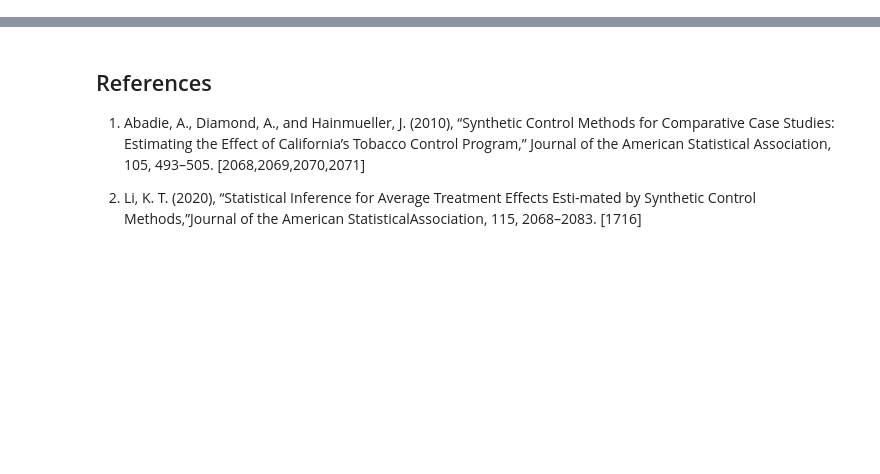
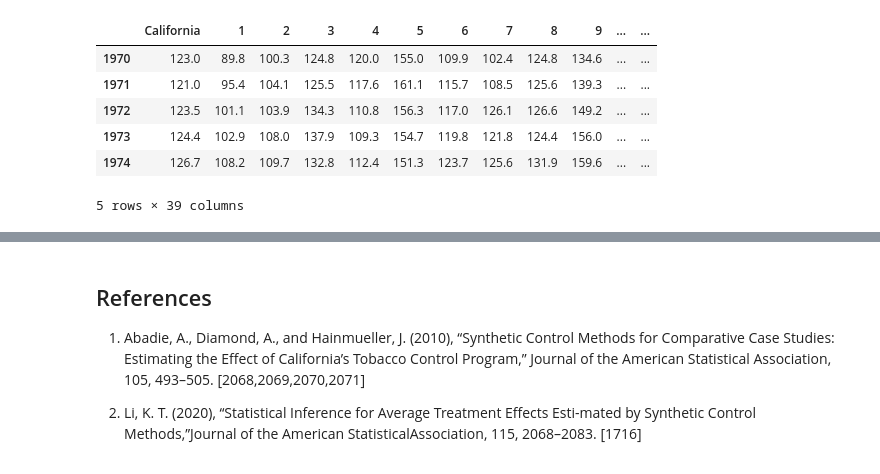
Before and after one commit to CausalDM/Causal-Decision-Making, a Jupyter notebook: _build/jupyter_execute/3_Causal_Effect_Learning/Scenario 3/Synthetic Control.ipynb, the cells around one changed output, grey strips where cells are left out. Drawn from its saved outputs; the diff is of its cells as text; code cells hidden in the pictures; blank space fills up the shorter version.

```diff
--- a/_build/jupyter_execute/3_Causal_Effect_Learning/Scenario 3/Synthetic Control.ipynb
+++ b/_build/jupyter_execute/3_Causal_Effect_Learning/Scenario 3/Synthetic Control.ipynb
@@ -23,2 +33,25 @@ where
 # %%
-#
+# load the data
+# california tobacco: https://github.com/susanathey/MCPanel/blob/master/tests/examples_from_paper/california/smok_outcome.csv
+import numpy as np
+import pandas as pd
+import os
+os.chdir('/Users/alinaxu/Documents/CDM/CausalDM')
+smoke_X = pd.read_csv('./causaldm/data/smoke_covariates.csv', header = None)
+smoke_A = pd.read_csv('./causaldm/data/smoke_treatment.csv', header = None)
+smoke_R = pd.read_csv('./causaldm/data/smoke_outcome.csv', header = None)
+
+smoke_R.index = list(np.linspace(1970,2000,31).astype(int).astype(str))
+smoke_A.index = list(np.linspace(1970,2000,31).astype(int).astype(str))
+smoke_R = smoke_R.rename(columns={0: "California"})
+smoke_A = smoke_A.rename(columns={0: "California"})
+
+smoke_R.head()
+# %% [output]
+|  | California | 1 | 2 | 3 | 4 | 5 | 6 | 7 | 8 | 9 | ... | ... |
+| 1970 | 123.0 | 89.8 | 100.3 | 124.8 | 120.0 | 155.0 | 109.9 | 102.4 | 124.8 | 134.6 | ... | ... |
+| 1971 | 121.0 | 95.4 | 104.1 | 125.5 | 117.6 | 161.1 | 115.7 | 108.5 | 125.6 | 139.3 | ... | ... |
+| 1972 | 123.5 | 101.1 | 103.9 | 134.3 | 110.8 | 156.3 | 117.0 | 126.1 | 126.6 | 149.2 | ... | ... |
+| 1973 | 124.4 | 102.9 | 108.0 | 137.9 | 109.3 | 154.7 | 119.8 | 121.8 | 124.4 | 156.0 | ... | ... |
+| 1974 | 126.7 | 108.2 | 109.7 | 132.8 | 112.4 | 151.3 | 123.7 | 125.6 | 131.9 | 159.6 | ... | ... |
+5 rows × 39 columns
```
Also changed, not shown: parts of 7 cells of this notebook, 24 other files.
